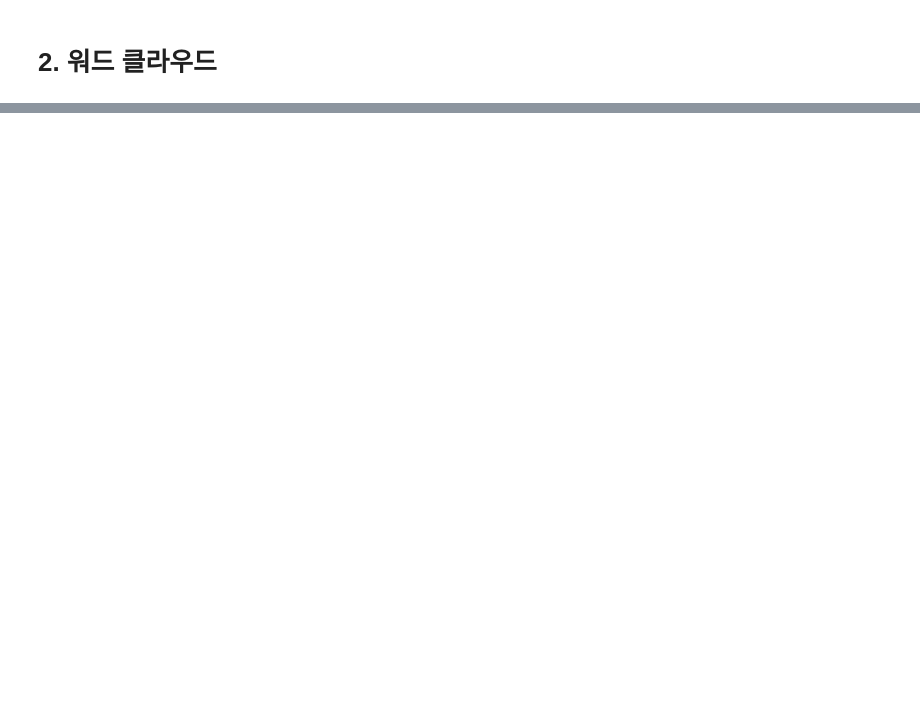
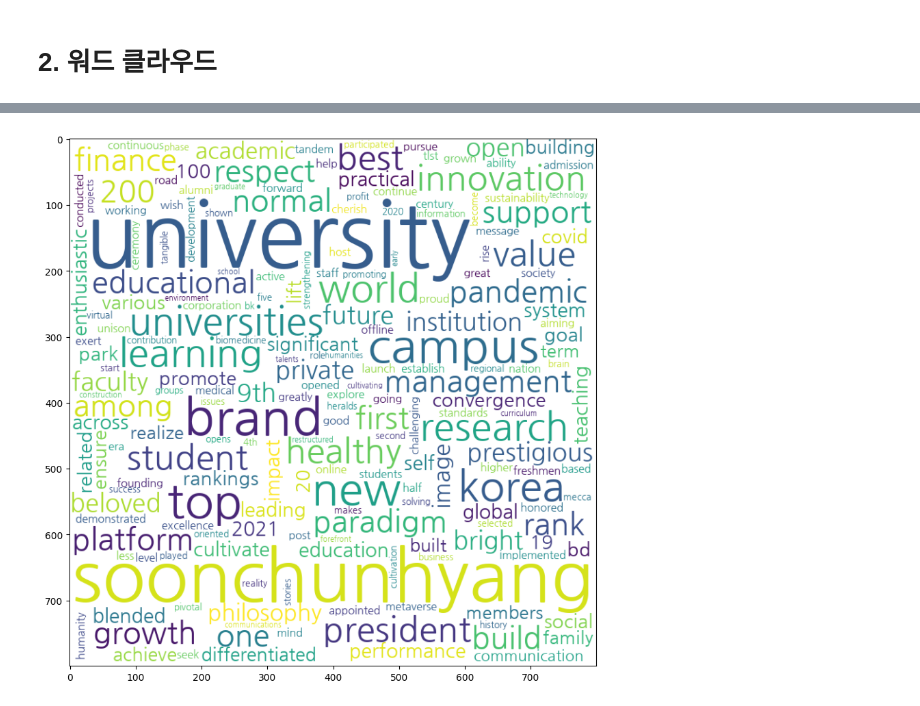
Before and after one commit to TaegyuHan/SCH_Text_Mining, a Jupyter notebook: jupyter/2022_10_05_6주_12차.ipynb, the cells around one changed output, grey strips where cells are left out. Saved outputs shown, nothing was run; the diff lists cells and outputs as text; code cells hidden in the pictures; blank space fills up the shorter version.

```diff
--- a/jupyter/2022_10_05_6주_12차.ipynb
+++ b/jupyter/2022_10_05_6주_12차.ipynb
@@ -246,10 +249,22 @@ ModuleNotFoundError: No module named 'worldcloud'
 # %%
+from wordcloud import WordCloud
+
 count = Counter(word_list)
-worldcloud = worldcloud.generate_from_frequencies(count)
+
+wc_sch = WordCloud(
+    font_path=font_path,
+    mask=sch_mask,
+    background_color="white"
+)
+
+wc_sch = wc_sch.generate_from_frequencies(count)
+
 array = word_cloud.to_array()
 get_ipython().run_line_magic("matplotlib", "inline")
 
 fig = plt.figure(figsize=(10, 10))
 plt.imshow(array, interpolation="bilinear")
 plt.show()
 fig.savefig("wordcloud2.png")
+# %% [output]
+[figure, added]
```
Also changed, not shown: parts of 8 cells of this notebook, 16 other files.
